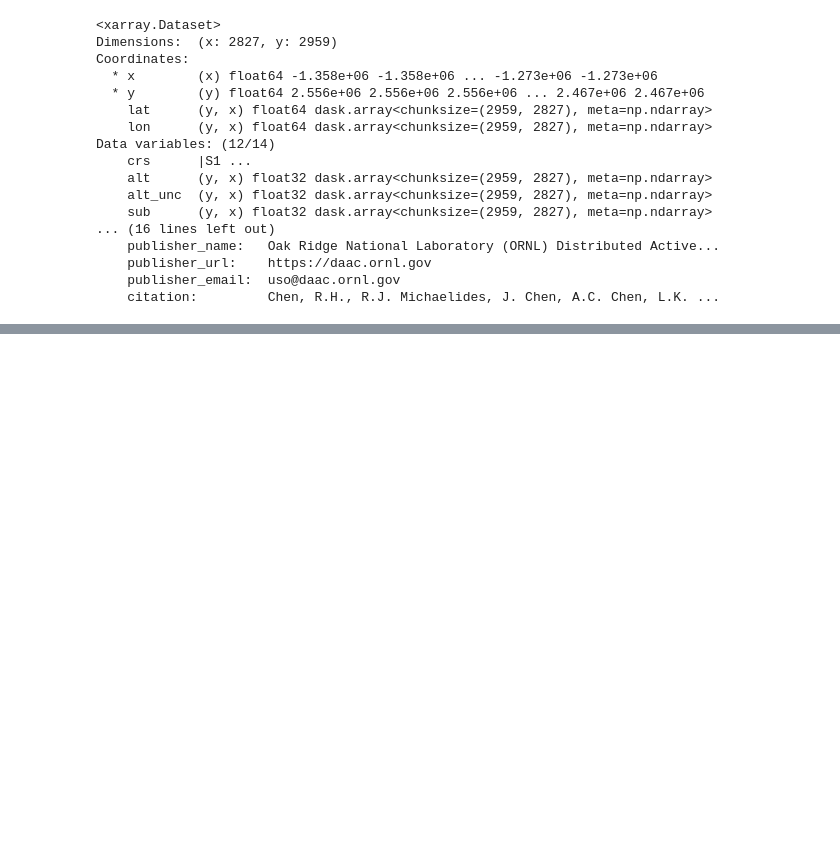
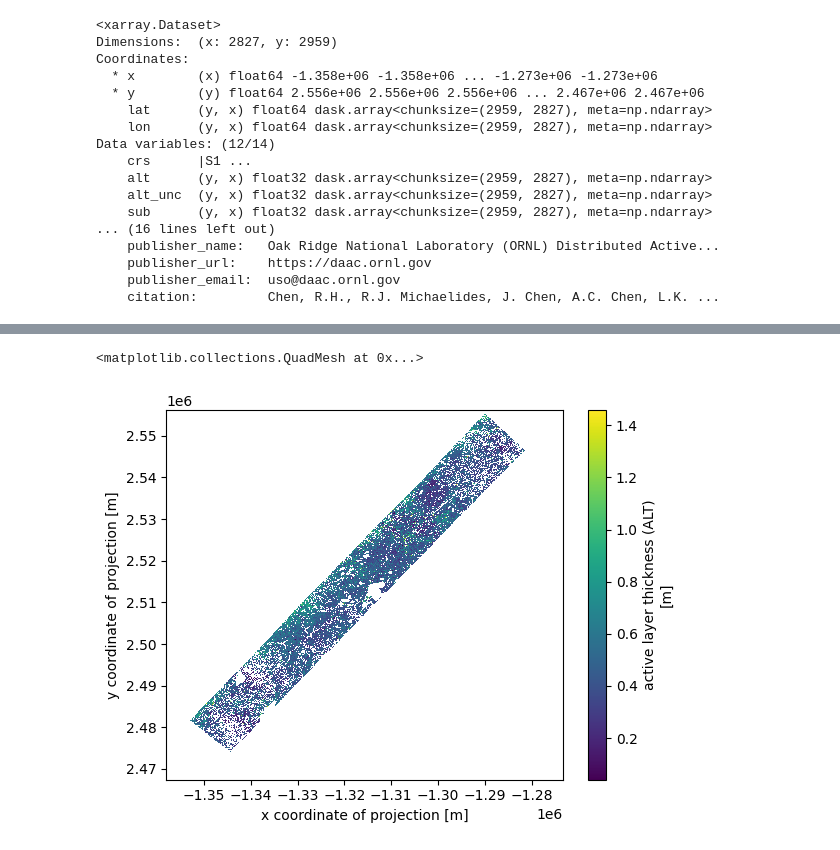
Before and after one commit to rupesh2/above, a Jupyter notebook: above_sar.ipynb, the cells around one changed output, grey strips where cells are left out. Cells and saved outputs as stored; diff of their text form; code cells hidden in the pictures; blank space fills up the shorter version.

```diff
--- a/above_sar.ipynb
+++ b/above_sar.ipynb
@@ -58,0 +72,5 @@ Data variables: (12/14)
+# %%
+ds.alt.plot()
+# %% [output]
+<matplotlib.collections.QuadMesh at 0x...>
+[figure, added]
```
Also changed, not shown: parts of 10 cells of this notebook.
